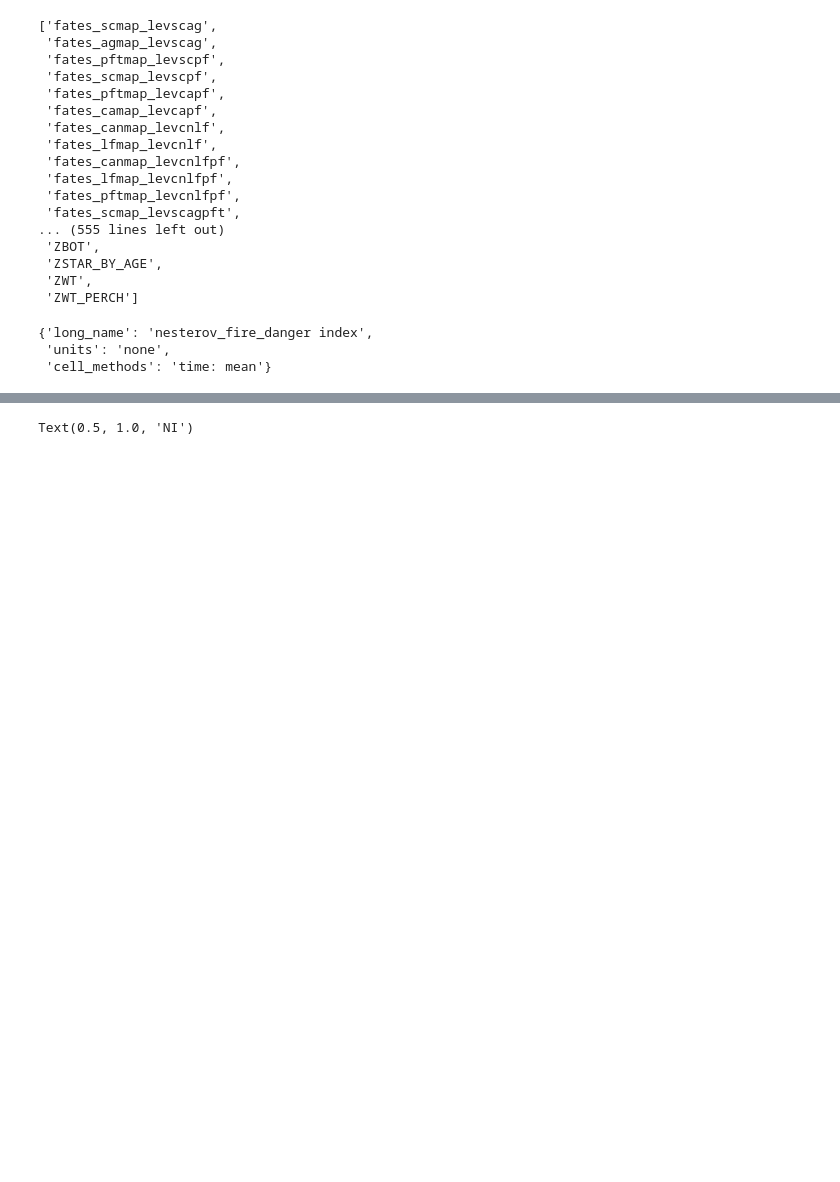
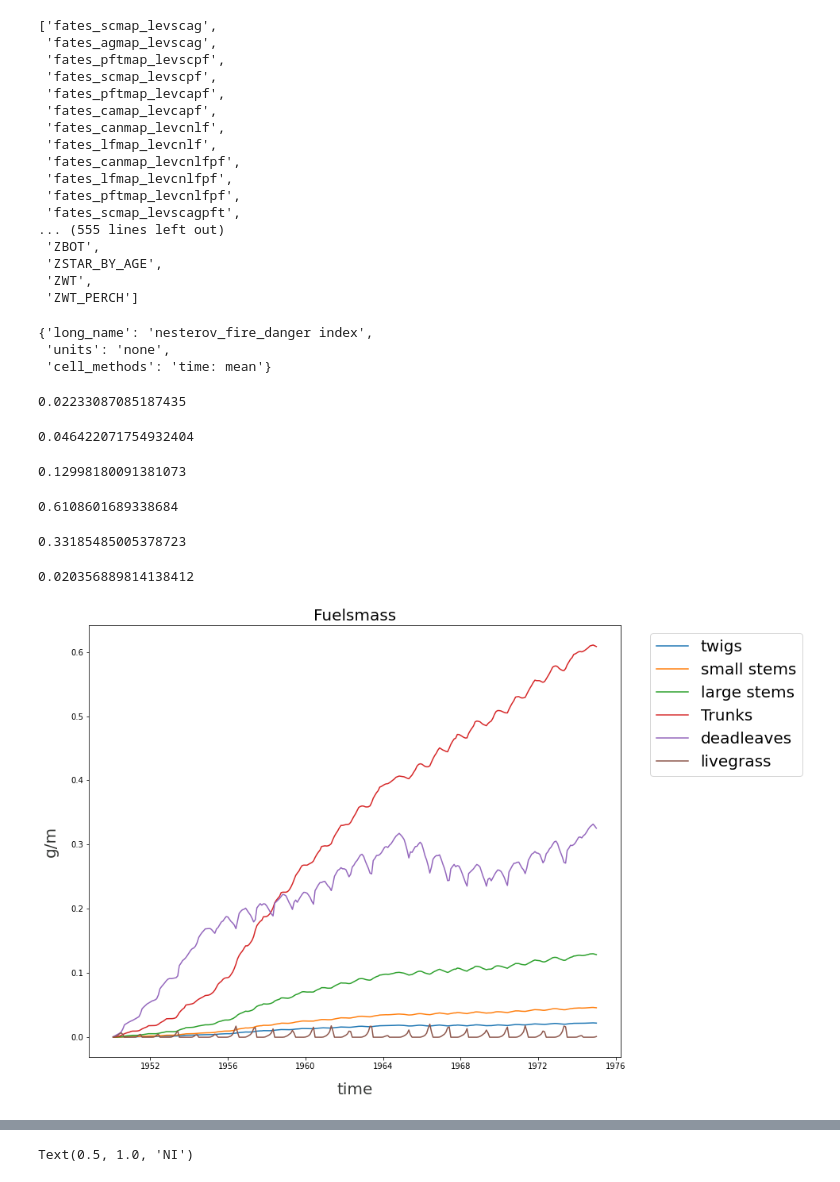
Before and after one commit to ZacharyRobbins/Transfer_HPC, a Jupyter notebook: Py_scripts/Spitfire Diag.ipynb, the cells around one changed output, grey strips where cells are left out. Drawn from its saved outputs; the diff is of its cells as text; code cells hidden in the pictures; blank space fills up the shorter version.

```diff
--- a/Py_scripts/Spitfire Diag.ipynb
+++ b/Py_scripts/Spitfire Diag.ipynb
@@ -45,7 +45,6 @@ def ProcessbyFuelClass(Data,Var,Time):
               "FuelClass"+str(FuelClass[3]):np.array(Data[Var][:,3]).flatten(),
               "FuelClass"+str(FuelClass[4]):np.array(Data[Var][:,4]).flatten(),
               "FuelClass"+str(FuelClass[5]):np.array(Data[Var][:,5]).flatten(),
-              "FuelClass"+str(FuelClass[6]):np.array(Data[Var][:,6]).flatten()
               },index=Time)
     return(out)
 def ProcesbyCanopyLay(Data,Var,Time):
@@ -81,6 +80,16 @@ def plottercan(data,titlelabel,xlabel,ylabel,legendloc):
     ax.set_ylabel(ylabel, labelpad=15, fontsize=20, color="#333533");
     plt.legend(bbox_to_anchor=(1.04,1), loc="upper left",prop={'size': 20})
 
+def plottercan(data,titlelabel,xlabel,ylabel,legendloc):
+    fig, ax = plt.subplots(figsize=(12, 10))
+    plt.title(titlelabel, fontsize=20)
+    plt.plot(data['Understory1'],label="Understory")
+    plt.plot(data['Canopy2'],label="Overstory")
+    ax.set_xlabel(xlabel, labelpad=15, fontsize=20, color="#333533");
+    ax.set_ylabel(ylabel, labelpad=15, fontsize=20, color="#333533");
+    plt.legend(bbox_to_anchor=(1.04,1), loc="upper left",prop={'size': 20})
+
+
 def plotterpft(data,PFT,titlelabel,xlabel,ylabel):
     fig, ax = plt.subplots(figsize=(12, 10))
     plt.title(titlelabel, fontsize=20)
@@ -90,7 +99,7 @@ def plotterpft(data,PFT,titlelabel,xlabel,ylabel):
     ax.set_ylabel(ylabel, labelpad=15, fontsize=20, color="#333533");
     plt.legend(bbox_to_anchor=(1.04,1),prop={'size': 20})
 # %%
-data_path = "C:/Users/345578/Documents/GitHub/Transfer_HPC/Secondtryfire.nc"
+data_path = "C:/Users/zacha/Documents/GitHub/Transfer_HPC/Secondtryfire.nc"
 
 Fates_xr  = xr.open_dataset(data_path)
 ### Set up labels
@@ -147,3 +154,35 @@ Fates_xr['FIRE_NESTEROV_INDEX'].attrs
 {'long_name': 'nesterov_fire_danger index',
  'units': 'none',
  'cell_methods': 'time: mean'}
+# %%
+Fuel_Amount=ProcessbyFuelClass(Fates_xr,'FUEL_AMOUNT_BY_NFSC',Time)
+def plotterfuel(data,titlelabel,xlabel,ylabel):
+    fig, ax = plt.subplots(figsize=(12, 10))
+    plt.title(titlelabel, fontsize=20)
+    plt.plot(data['FuelClass1'],label="twigs")
+    plt.plot(data['FuelClass2'],label="small stems")
+    plt.plot(data['FuelClass3'],label="large stems")
+    plt.plot(data['FuelClass4'],label="Trunks")
+    plt.plot(data['FuelClass5'],label="deadleaves")
+    plt.plot(data['FuelClass6'],label="livegrass")
+    ax.set_xlabel(xlabel, labelpad=15, fontsize=20, color="#333533");
+    ax.set_ylabel(ylabel, labelpad=15, fontsize=20, color="#333533");
+    plt.legend(bbox_to_anchor=(1.04,1), loc="upper left",prop={'size': 20})
+
+plotterfuel(Fuel_Amount,'Fuelsmass','time','g/m')
+
+
+max(Fuel_Amount['FuelClass1'])
+max(Fuel_Amount['FuelClass2'])
+max(Fuel_Amount['FuelClass3'])
+max(Fuel_Amount['FuelClass4'])
+max(Fuel_Amount['FuelClass5'])
+max(Fuel_Amount['FuelClass6'])
+# %% [output]
+0.02233087085187435
+0.046422071754932404
+0.12998180091381073
+0.6108601689338684
+0.33185485005378723
+0.020356889814138412
+[figure, added]
```
Also changed, not shown: parts of 3 cells of this notebook, 7 other files.
